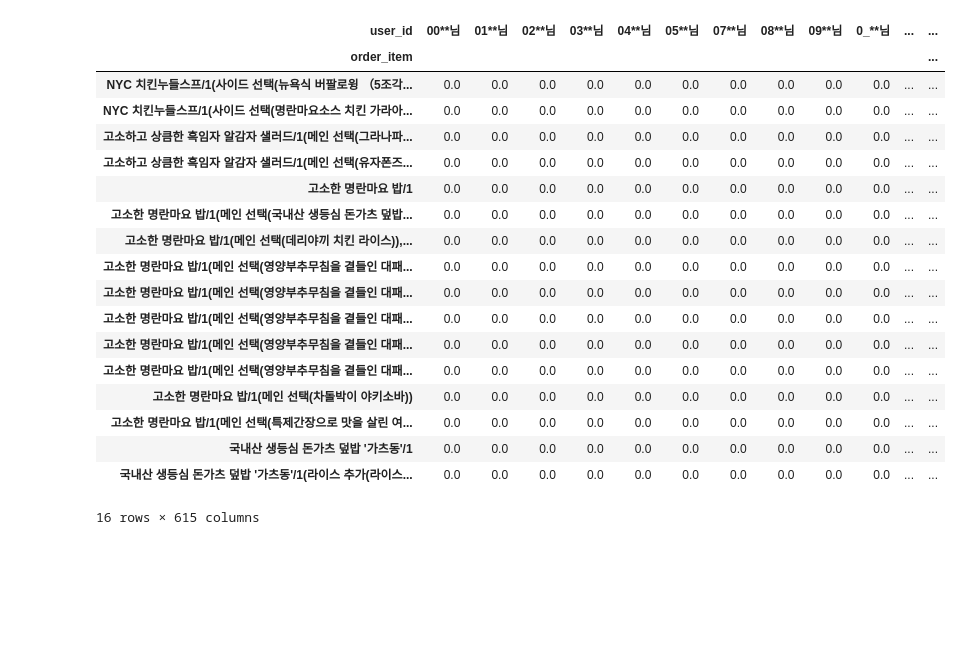
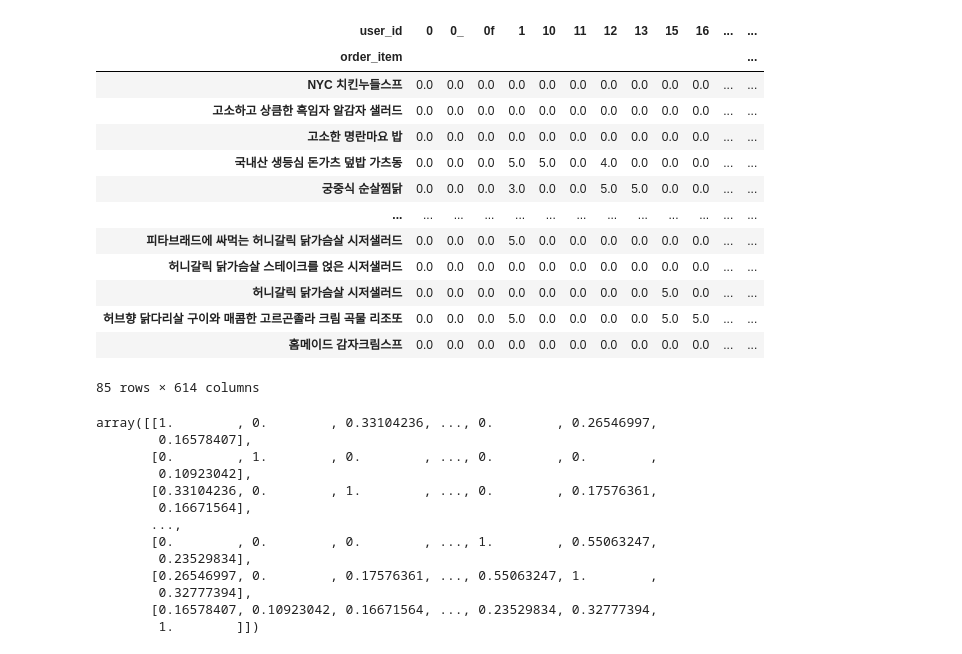
Before and after one commit to lee-dk/Final_Project, a Jupyter notebook: yogiyo/yogiyo.ipynb, the cells around one changed output. Cells and saved outputs as stored; diff of their text form; code cells hidden in the pictures; blank space fills up the shorter version.

```diff
--- a/yogiyo/yogiyo.ipynb
+++ b/yogiyo/yogiyo.ipynb
@@ -2,7 +2,7 @@
 import pandas as pd
 # %%
 #csv파일 dataframe으로 변환하고 읽기
-review_data = pd.read_csv('./yogiyo/yogiyo_review_data_20201123.csv',
+review_data = pd.read_csv('./yogiyo/yogiyo_review_data_update.csv',
                           encoding='ansi')
 #불필요한 데이터 drop하기
 review_data.drop('Unnamed: 0', axis=1, inplace=True)
@@ -32,29 +53,24 @@ review_idx_ID =
 # %%
-#아이템기반 협업 필터링_ID별
+#아이템기반(Main Menu) 협업 필터링_유저별
 review_userID = review_data.pivot_table('point',
                                         index = 'order_item',
                                         columns='user_id').fillna(0)
-review_userID.head(16)
+review_userID
 # %% [output]
-| user_id | 00**님 | 01**님 | 02**님 | 03**님 | 04**님 | 05**님 | 07**님 | 08**님 | 09**님 | 0_**님 | ... | ... |
+| user_id | 0 | 0_ | 0f | 1 | 10 | 11 | 12 | 13 | 15 | 16 | ... | ... |
 | order_item |  |  |  |  |  |  |  |  |  |  |  | ... |
-| NYC 치킨누들스프/1(사이드 선택(뉴욕식 버팔로윙 （5조각... | 0.0 | 0.0 | 0.0 | 0.0 | 0.0 | 0.0 | 0.0 | 0.0 | 0.0 | 0.0 | ... | ... |
-| NYC 치킨누들스프/1(사이드 선택(명란마요소스 치킨 가라아... | 0.0 | 0.0 | 0.0 | 0.0 | 0.0 | 0.0 | 0.0 | 0.0 | 0.0 | 0.0 | ... | ... |
-| 고소하고 상큼한 흑임자 알감자 샐러드/1(메인 선택(그라나파... | 0.0 | 0.0 | 0.0 | 0.0 | 0.0 | 0.0 | 0.0 | 0.0 | 0.0 | 0.0 | ... | ... |
-| 고소하고 상큼한 흑임자 알감자 샐러드/1(메인 선택(유자폰즈... | 0.0 | 0.0 | 0.0 | 0.0 | 0.0 | 0.0 | 0.0 | 0.0 | 0.0 | 0.0 | ... | ... |
-| 고소한 명란마요 밥/1 | 0.0 | 0.0 | 0.0 | 0.0 | 0.0 | 0.0 | 0.0 | 0.0 | 0.0 | 0.0 | ... | ... |
-| 고소한 명란마요 밥/1(메인 선택(국내산 생등심 돈가츠 덮밥... | 0.0 | 0.0 | 0.0 | 0.0 | 0.0 | 0.0 | 0.0 | 0.0 | 0.0 | 0.0 | ... | ... |
-| 고소한 명란마요 밥/1(메인 선택(데리야끼 치킨 라이스)),... | 0.0 | 0.0 | 0.0 | 0.0 | 0.0 | 0.0 | 0.0 | 0.0 | 0.0 | 0.0 | ... | ... |
-| 고소한 명란마요 밥/1(메인 선택(영양부추무침을 곁들인 대패... | 0.0 | 0.0 | 0.0 | 0.0 | 0.0 | 0.0 | 0.0 | 0.0 | 0.0 | 0.0 | ... | ... |
-| 고소한 명란마요 밥/1(메인 선택(영양부추무침을 곁들인 대패... | 0.0 | 0.0 | 0.0 | 0.0 | 0.0 | 0.0 | 0.0 | 0.0 | 0.0 | 0.0 | ... | ... |
-| 고소한 명란마요 밥/1(메인 선택(영양부추무침을 곁들인 대패... | 0.0 | 0.0 | 0.0 | 0.0 | 0.0 | 0.0 | 0.0 | 0.0 | 0.0 | 0.0 | ... | ... |
-| 고소한 명란마요 밥/1(메인 선택(영양부추무침을 곁들인 대패... | 0.0 | 0.0 | 0.0 | 0.0 | 0.0 | 0.0 | 0.0 | 0.0 | 0.0 | 0.0 | ... | ... |
-| 고소한 명란마요 밥/1(메인 선택(영양부추무침을 곁들인 대패... | 0.0 | 0.0 | 0.0 | 0.0 | 0.0 | 0.0 | 0.0 | 0.0 | 0.0 | 0.0 | ... | ... |
-| 고소한 명란마요 밥/1(메인 선택(차돌박이 야키소바)) | 0.0 | 0.0 | 0.0 | 0.0 | 0.0 | 0.0 | 0.0 | 0.0 | 0.0 | 0.0 | ... | ... |
-| 고소한 명란마요 밥/1(메인 선택(특제간장으로 맛을 살린 여... | 0.0 | 0.0 | 0.0 | 0.0 | 0.0 | 0.0 | 0.0 | 0.0 | 0.0 | 0.0 | ... | ... |
-| 국내산 생등심 돈가츠 덮밥 '가츠동'/1 | 0.0 | 0.0 | 0.0 | 0.0 | 0.0 | 0.0 | 0.0 | 0.0 | 0.0 | 0.0 | ... | ... |
-| 국내산 생등심 돈가츠 덮밥 '가츠동'/1(라이스 추가(라이스... | 0.0 | 0.0 | 0.0 | 0.0 | 0.0 | 0.0 | 0.0 | 0.0 | 0.0 | 0.0 | ... | ... |
+| NYC 치킨누들스프 | 0.0 | 0.0 | 0.0 | 0.0 | 0.0 | 0.0 | 0.0 | 0.0 | 0.0 | 0.0 | ... | ... |
+| 고소하고 상큼한 흑임자 알감자 샐러드 | 0.0 | 0.0 | 0.0 | 0.0 | 0.0 | 0.0 | 0.0 | 0.0 | 0.0 | 0.0 | ... | ... |
+| 고소한 명란마요 밥 | 0.0 | 0.0 | 0.0 | 0.0 | 0.0 | 0.0 | 0.0 | 0.0 | 0.0 | 0.0 | ... | ... |
+| 국내산 생등심 돈가츠 덮밥 가츠동 | 0.0 | 0.0 | 0.0 | 5.0 | 5.0 | 0.0 | 4.0 | 0.0 | 0.0 | 0.0 | ... | ... |
+| 궁중식 순살찜닭 | 0.0 | 0.0 | 0.0 | 3.0 | 0.0 | 0.0 | 5.0 | 5.0 | 0.0 | 0.0 | ... | ... |
+| ... | ... | ... | ... | ... | ... | ... | ... | ... | ... | ... | ... | ... |
+| 피타브래드에 싸먹는 허니갈릭 닭가슴살 시저샐러드 | 0.0 | 0.0 | 0.0 | 5.0 | 0.0 | 0.0 | 0.0 | 0.0 | 0.0 | 0.0 | ... | ... |
+| 허니갈릭 닭가슴살 스테이크를 얹은 시저샐러드 | 0.0 | 0.0 | 0.0 | 0.0 | 0.0 | 0.0 | 0.0 | 0.0 | 0.0 | 0.0 | ... | ... |
+| 허니갈릭 닭가슴살 시저샐러드 | 0.0 | 0.0 | 0.0 | 0.0 | 0.0 | 0.0 | 0.0 | 0.0 | 5.0 | 0.0 | ... | ... |
+| 허브향 닭다리살 구이와 매콤한 고르곤졸라 크림 곡물 리조또 | 0.0 | 0.0 | 0.0 | 5.0 | 0.0 | 0.0 | 0.0 | 0.0 | 5.0 | 5.0 | ... | ... |
+| 홈메이드 감자크림스프 | 0.0 | 0.0 | 0.0 | 0.0 | 0.0 | 0.0 | 0.0 | 0.0 | 0.0 | 0.0 | ... | ... |
-16 rows × 615 columns
+85 rows × 614 columns
 # %%
 #사이드메뉴까지 속성으로 두기엔 너무 방대하다...각자 시킨 메뉴가 다 다르기때문에 메인메뉴만 해야할 듯...?
 #그러기 위해서는.......order_item에서 첫번째나오는 / 이후 내용들은 삭제하고싶은데..어떻게 하면 좋을까...
@@ -65,0 +80,21 @@ review_userID.head(16)
+# %%
+#코사인 유사도(Cosine Similarity) : userID_review
+from sklearn.metrics.pairwise import cosine_similarity
+
+user_based_collabo = cosine_similarity(userID_review)
+
+user_based_collabo
+# %% [output]
+array([[1.        , 0.        , 0.33104236, ..., 0.        , 0.26546997,
+        0.16578407],
+       [0.        , 1.        , 0.        , ..., 0.        , 0.        ,
+        0.10923042],
+       [0.33104236, 0.        , 1.        , ..., 0.        , 0.17576361,
+        0.16671564],
+       ...,
+       [0.        , 0.        , 0.        , ..., 1.        , 0.55063247,
+        0.23529834],
+       [0.26546997, 0.        , 0.17576361, ..., 0.55063247, 1.        ,
+        0.32777394],
+       [0.16578407, 0.10923042, 0.16671564, ..., 0.23529834, 0.32777394,
+        1.        ]])
```
Also changed, not shown: parts of 10 cells of this notebook.
